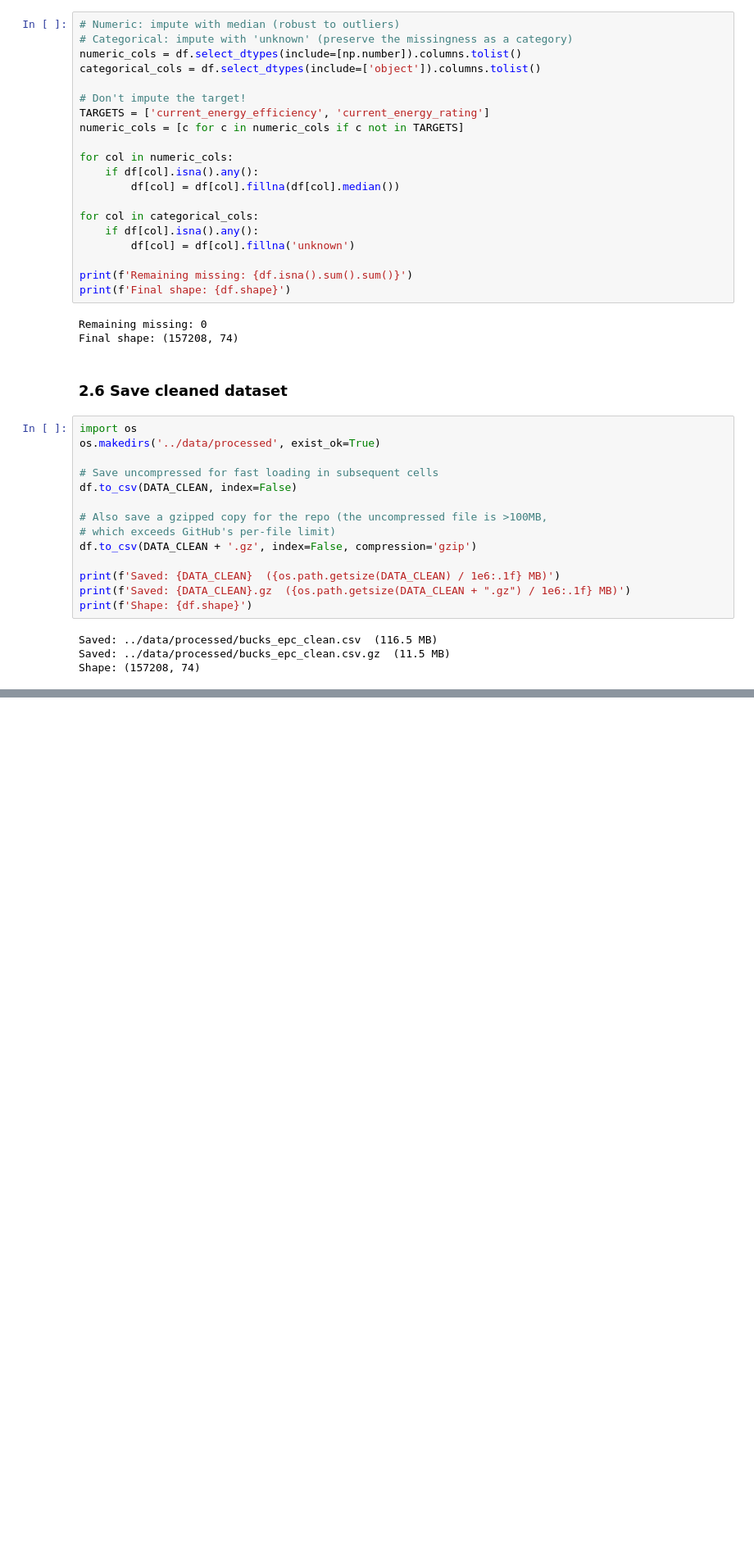
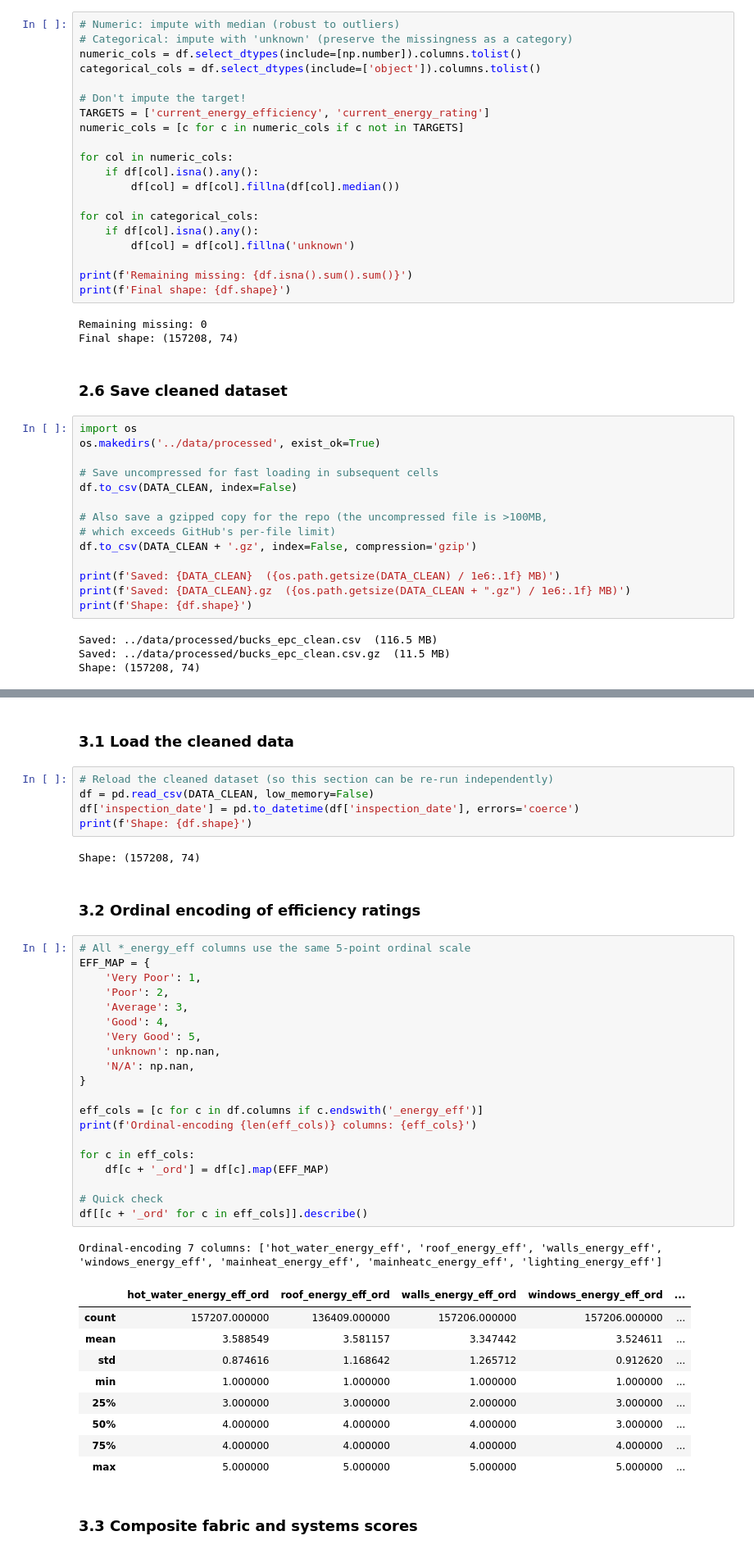
Before and after one commit to Lloydster118/COM6003-Data-Science-CW1, a Jupyter notebook: notebooks/bucks_epc_analysis.ipynb, the cells around one changed output, grey strips where cells are left out. Shown at 82% size. Drawn from its saved outputs; the diff is of its cells as text; blank space fills up the shorter version.

```diff
--- a/notebooks/bucks_epc_analysis.ipynb
+++ b/notebooks/bucks_epc_analysis.ipynb
@@ -375,0 +389,44 @@ subsequent commits.
+# %% [markdown]
+### 3.1 Load the cleaned data
+# %%
+# Reload the cleaned dataset (so this section can be re-run independently)
+df = pd.read_csv(DATA_CLEAN, low_memory=False)
+df['inspection_date'] = pd.to_datetime(df['inspection_date'], errors='coerce')
+print(f'Shape: {df.shape}')
+# %% [output]
+Shape: (157208, 74)
+# %% [markdown]
+### 3.2 Ordinal encoding of efficiency ratings
+# %%
+# All *_energy_eff columns use the same 5-point ordinal scale
+EFF_MAP = {
+    'Very Poor': 1,
+    'Poor': 2,
+    'Average': 3,
+    'Good': 4,
+    'Very Good': 5,
+    'unknown': np.nan,
+    'N/A': np.nan,
+}
+
+eff_cols = [c for c in df.columns if c.endswith('_energy_eff')]
+print(f'Ordinal-encoding {len(eff_cols)} columns: {eff_cols}')
+
+for c in eff_cols:
+    df[c + '_ord'] = df[c].map(EFF_MAP)
+
+# Quick check
+df[[c + '_ord' for c in eff_cols]].describe()
+# %% [output]
+Ordinal-encoding 7 columns: ['hot_water_energy_eff', 'roof_energy_eff', 'walls_energy_eff', 'windows_energy_eff', 'mainheat_energy_eff', 'mainheatc_energy_eff', 'lighting_energy_eff']
+|  | hot_water_energy_eff_ord | roof_energy_eff_ord | walls_energy_eff_ord | windows_energy_eff_ord | ... |
+| count | 157207.000000 | 136409.000000 | 157206.000000 | 157206.000000 | ... |
+| mean | 3.588549 | 3.581157 | 3.347442 | 3.524611 | ... |
+| std | 0.874616 | 1.168642 | 1.265712 | 0.912620 | ... |
+| min | 1.000000 | 1.000000 | 1.000000 | 1.000000 | ... |
+| 25% | 3.000000 | 3.000000 | 2.000000 | 3.000000 | ... |
+| 50% | 4.000000 | 4.000000 | 4.000000 | 3.000000 | ... |
+| 75% | 4.000000 | 4.000000 | 4.000000 | 4.000000 | ... |
+| max | 5.000000 | 5.000000 | 5.000000 | 5.000000 | ... |
+# %% [markdown]
+### 3.3 Composite fabric and systems scores
```
Also changed, not shown: parts of 12 cells of this notebook.
